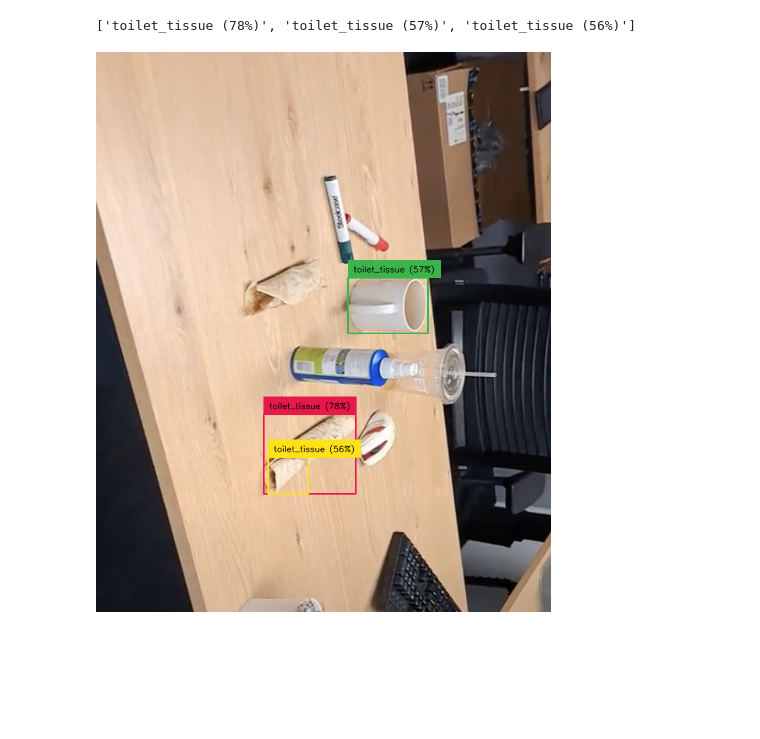
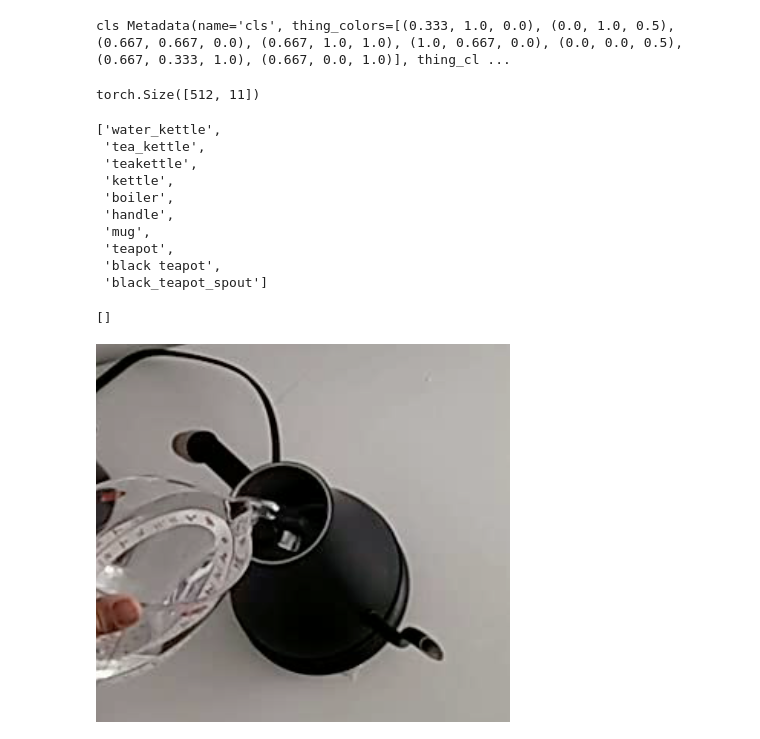
Before and after one commit to facebookresearch/Detic, a Jupyter notebook: tools/Reverse Detic.ipynb, the cells around one changed output. Saved outputs shown, nothing was run; the diff lists cells and outputs as text; code cells hidden in the pictures; blank space fills up the shorter version.

```diff
--- a/tools/Reverse Detic.ipynb
+++ b/tools/Reverse Detic.ipynb
@@ -102,24 +149,66 @@ classes = np.array([
     # # 'cup',
     # 'cup of peanut butter',
     # 'cup of jelly/jam',
-    'cup',
+    # 'cup',
+    # 'mug',
+    # # 'tortilla pizza plain circular paper_plate quesadilla pancake',
+    # # 'eclair toothpaste popsicle sausage',
+    # 'toilet_tissue',
+    # 'bowl',
+    # 'bowl soup_bowl',
+    # 'bowl cup',
+    # 'soup_bowl',
+    # 'bowl',
+    # 'metal',
+    # 'cone',
+    # 'cup',
+    # 'cup vase',
+    # 'mug',
+    # 'cup vase teacup bowl',
+    # 'coffee_filter',
+    # 'paper_filter',
+    'water_kettle',
+    'tea_kettle',
+    'teakettle',
+    'kettle',
+    'boiler',
+    'handle',
     'mug',
-    # 'tortilla pizza plain circular paper_plate quesadilla pancake',
-    # 'eclair toothpaste popsicle sausage',
-    'toilet_tissue',
+    'teapot',
+    'black teapot',
+    'black_teapot_spout',
 ])
-clsf, metadata, _ = load_classifier(classes, metadata_name='cls')
+clsf, metadata, _ = load_classifier(classes, classes.tolist(), metadata_name='cls')
+del metadata.thing_classes
+metadata.thing_classes = classes.tolist()
+# clsf, metadata, _ = load_classifier(features, range(len(features)), metadata_name=f'cls{id(features)}')
 clsf.shape
+# %% [output]
+cls Metadata(name='cls', thing_colors=[(0.333, 1.0, 0.0), (0.0, 1.0, 0.5), (0.667, 0.667, 0.0), (0.667, 1.0, 1.0), (1.0, 0.667, 0.0), (0.0, 0.0, 0.5), (0.667, 0.333, 1.0), (0.667, 0.0, 1.0)], thing_cl ...
+torch.Size([512, 11])
+# %%
+metadata.thing_classes
+# %% [output]
+['water_kettle',
+ 'tea_kettle',
+ 'teakettle',
+ 'kettle',
+ 'boiler',
+ 'handle',
+ 'mug',
+ 'teapot',
+ 'black teapot',
+ 'black_teapot_spout']
 # %%
-outputs = query.detect(clsf, conf_threshold=0.01)
+outputs = query.detect(clsf, conf_threshold=0.5, asymmetric_nms=True)
 
 detections = sv.Detections(xyxy=outputs['instances'].pred_boxes.tensor.cpu().numpy())
 scores = outputs['instances'].scores
-labels = classes[outputs['instances'].pred_classes.int().cpu().numpy()]
+labels = np.array(metadata.thing_classes)[outputs['instances'].pred_classes.int().cpu().numpy()]
 labels = [f'{l} ({s:.0%})' for l, s in zip(labels, scores)]
 print(labels)
 source_image = box_annotator.annotate(scene=rgb[:,:,::-1].copy(), detections=detections, labels=labels)[:,:,::-1]
 Image.fromarray(source_image)
 # %% [output]
-['toilet_tissue (78%)', 'toilet_tissue (57%)', 'toilet_tissue (56%)']
+[]
-[figure, old version]
+[figure, new version]
```
Also changed, not shown: parts of 16 cells of this notebook, 3 other files.
